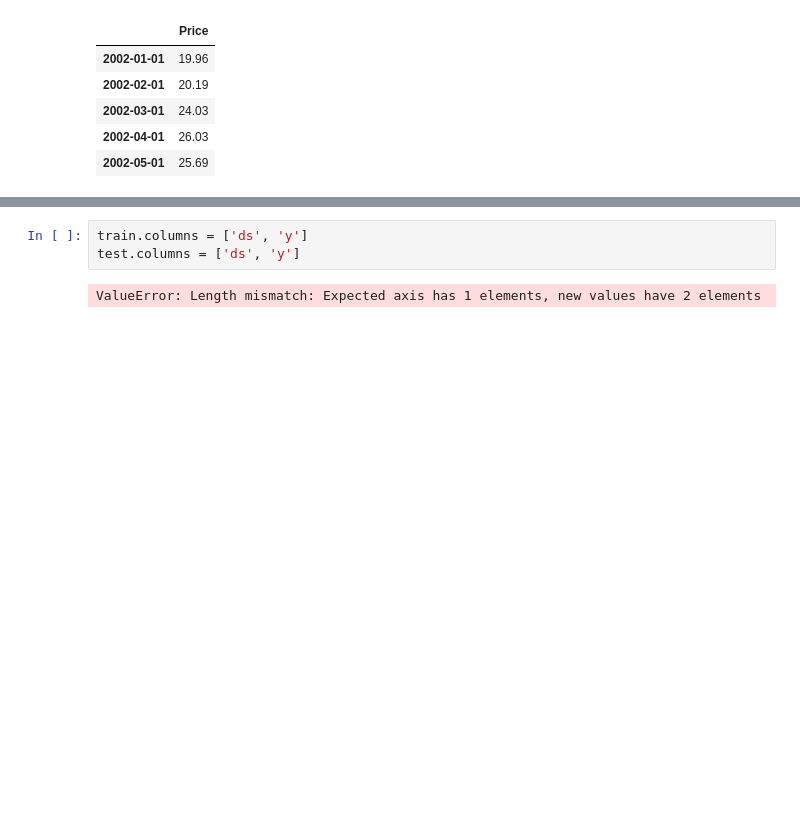
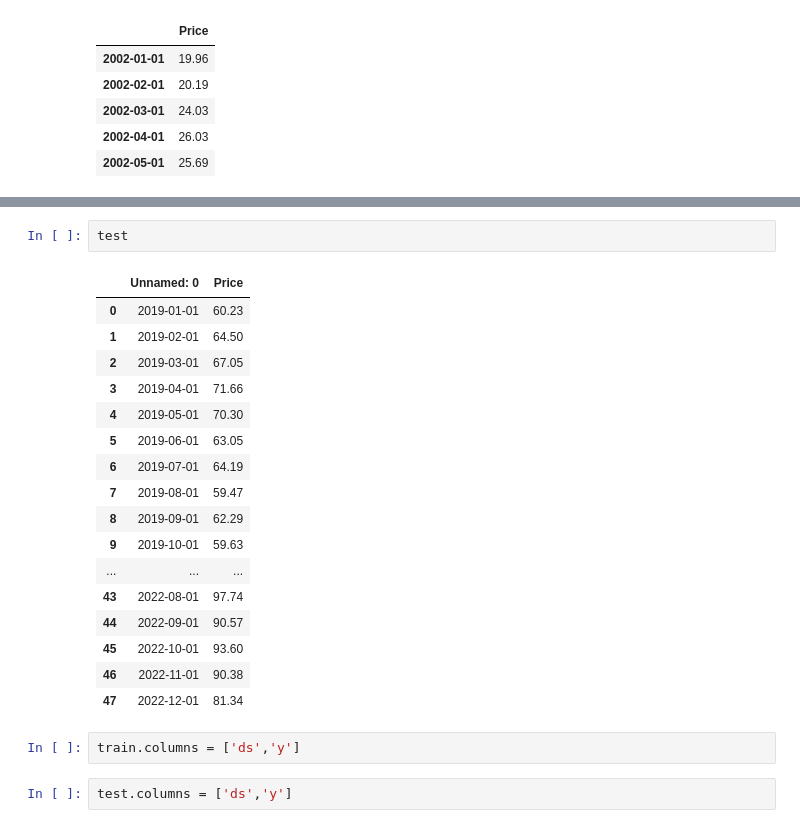
Before and after one commit to jnopareboateng/ml-library, a Jupyter notebook: crude-oil-forecast/prophet.ipynb, the cells around one changed output, grey strips where cells are left out. Drawn from its saved outputs; the diff is of its cells as text; blank space fills up the shorter version.

```diff
--- a/crude-oil-forecast/prophet.ipynb
+++ b/crude-oil-forecast/prophet.ipynb
@@ -88,5 +93,24 @@ test.reset_index()
+# %%
+test
+# %% [output]
+|  | Unnamed: 0 | Price |
+| 0 | 2019-01-01 | 60.23 |
+| 1 | 2019-02-01 | 64.50 |
+| 2 | 2019-03-01 | 67.05 |
+| 3 | 2019-04-01 | 71.66 |
+| 4 | 2019-05-01 | 70.30 |
+| 5 | 2019-06-01 | 63.05 |
+| 6 | 2019-07-01 | 64.19 |
+| 7 | 2019-08-01 | 59.47 |
+| 8 | 2019-09-01 | 62.29 |
+| 9 | 2019-10-01 | 59.63 |
+| ... | ... | ... |
+| 43 | 2022-08-01 | 97.74 |
+| 44 | 2022-09-01 | 90.57 |
+| 45 | 2022-10-01 | 93.60 |
+| 46 | 2022-11-01 | 90.38 |
+| 47 | 2022-12-01 | 81.34 |
 # %%
-train.columns = ['ds', 'y']
-test.columns = ['ds', 'y']
+train.columns = ['ds','y']
-# %% [output]
-ValueError: Length mismatch: Expected axis has 1 elements, new values have 2 elements
+# %%
+test.columns = ['ds','y']
```
Also changed, not shown: parts of 21 cells of this notebook, 7 other files.
